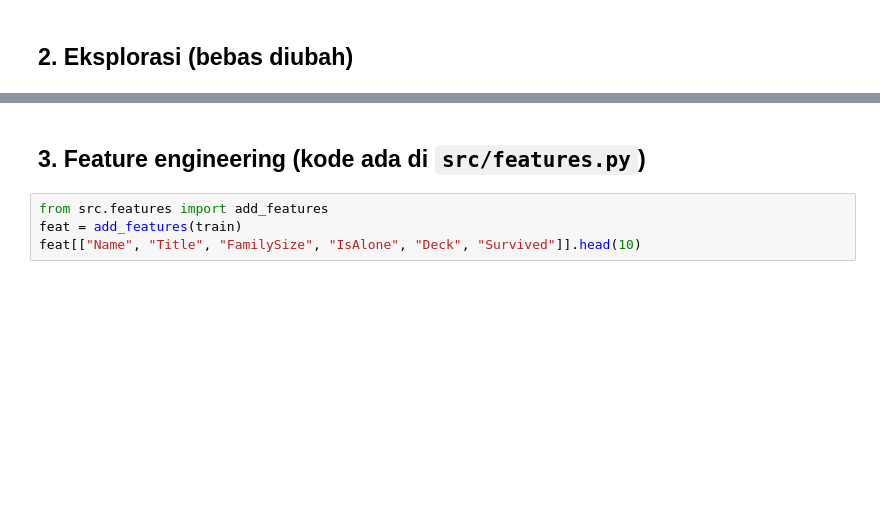
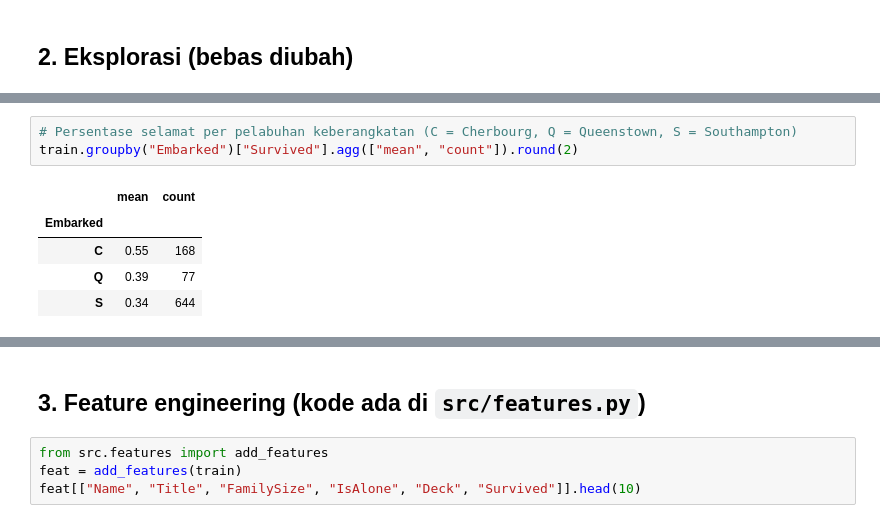
Before and after one commit to mrizkykhatami/titanic, a Jupyter notebook: notebooks/01_eda.ipynb, the cells around one changed output, grey strips where cells are left out. Saved outputs shown, nothing was run; the diff lists cells and outputs as text; blank space fills up the shorter version.

```diff
--- a/notebooks/01_eda.ipynb
+++ b/notebooks/01_eda.ipynb
@@ -68,3 +99,12 @@ train.pivot_table(index="Sex", columns="Pclass", values="Survived", aggfunc="mea
+# %%
+# Persentase selamat per pelabuhan keberangkatan (C = Cherbourg, Q = Queenstown, S = Southampton)
+train.groupby("Embarked")["Survived"].agg(["mean", "count"]).round(2)
+# %% [output]
+|  | mean | count |
+| Embarked |  |  |
+| C | 0.55 | 168 |
+| Q | 0.39 | 77 |
+| S | 0.34 | 644 |
 # %%
 import matplotlib.pyplot as plt
 import seaborn as sns
```
Also changed, not shown: parts of 10 cells of this notebook.
